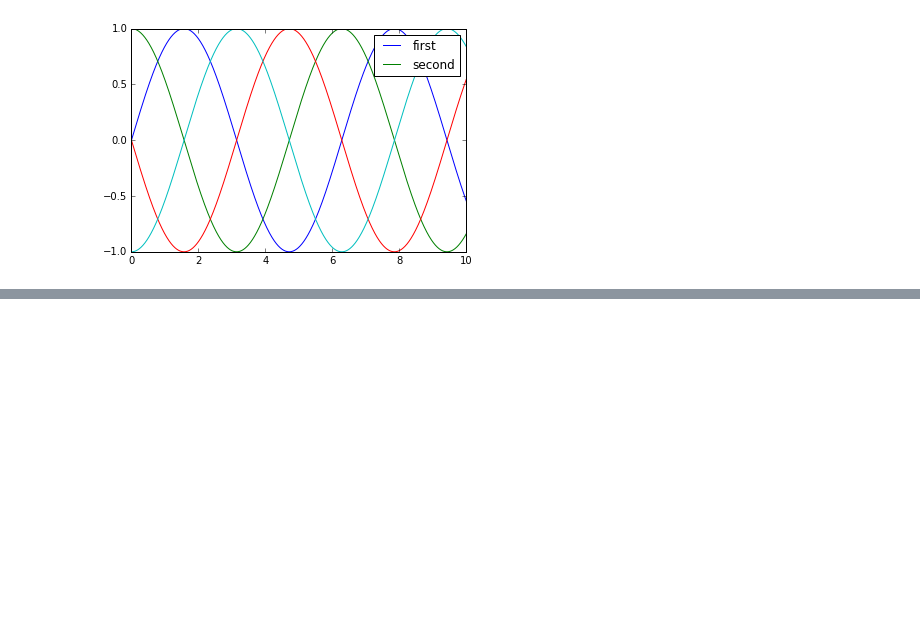
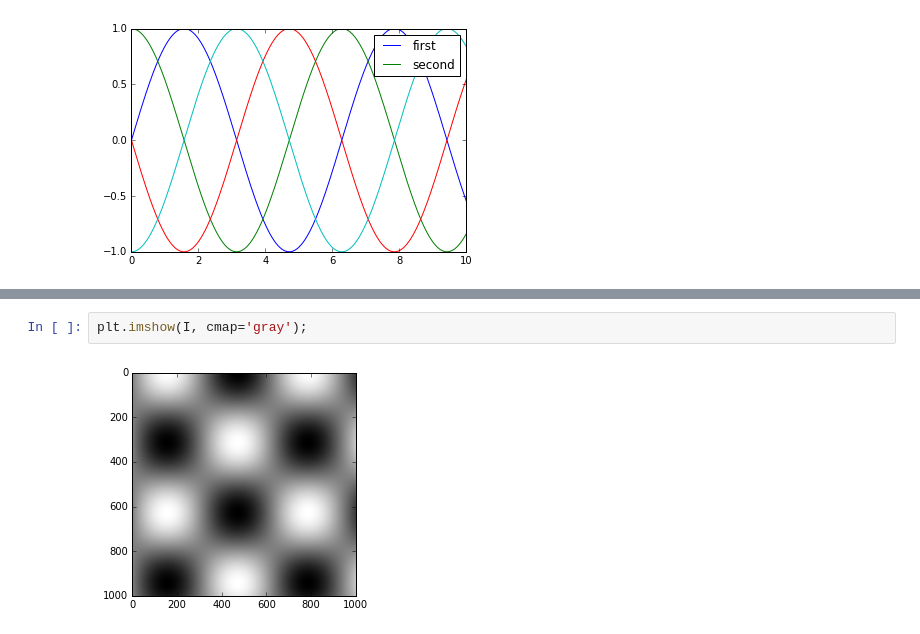
Before and after one commit to Dnishkala/internship, a Jupyter notebook: ml3.ipynb, the cells around one changed output, grey strips where cells are left out. Drawn from its saved outputs; the diff is of its cells as text; blank space fills up the shorter version.

```diff
--- a/ml3.ipynb
+++ b/ml3.ipynb
@@ -278,0 +294,4 @@ plt.legend(framealpha=1, frameon=True);
+# %%
+plt.imshow(I, cmap='gray');
+# %% [output]
+[figure, added]
```
Also changed, not shown: parts of 3 cells of this notebook.
